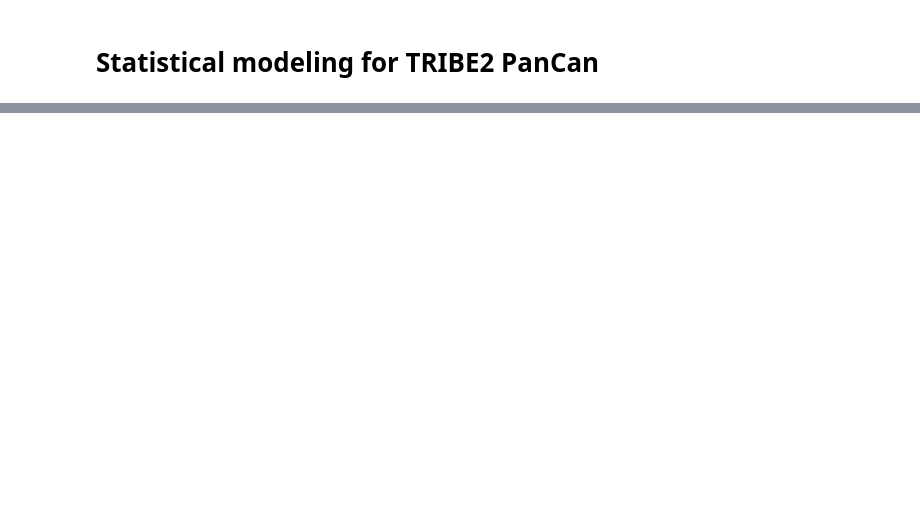
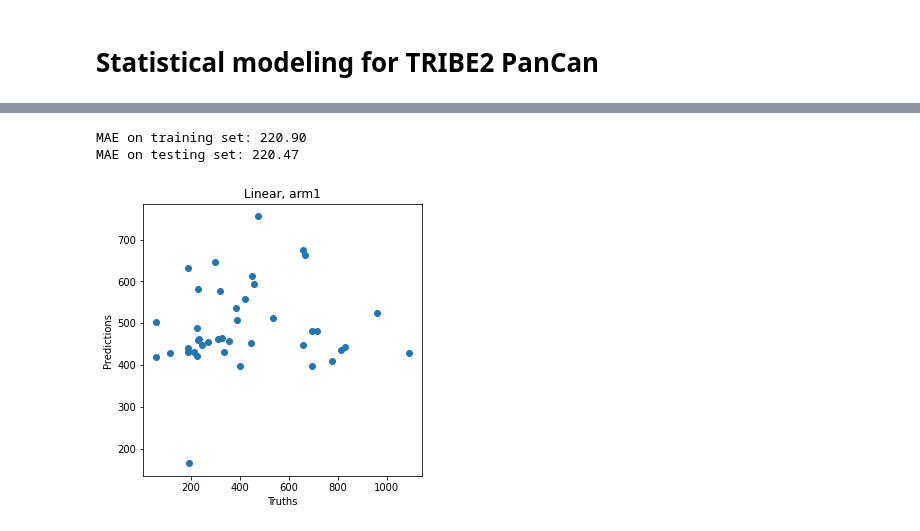
Before and after one commit to sykhro/cancol-analysis, a Jupyter notebook: pancan-modelling.ipynb, the cells around one changed output, grey strips where cells are left out. Saved outputs shown, nothing was run; the diff lists cells and outputs as text; code cells hidden in the pictures; blank space fills up the shorter version.

```diff
--- a/pancan-modelling.ipynb
+++ b/pancan-modelling.ipynb
@@ -93,0 +108,25 @@ ARM1:
+# %%
+_ = model.fit(arm1_x_train, arm1_y_train)
+# %%
+from sklearn.metrics import median_absolute_error
+
+arm1_y_pred = model.predict(arm1_x_train)
+mae = median_absolute_error(arm1_y_train, arm1_y_pred)
+score = f"MAE on training set: {mae:.2f}"
+
+arm1_y_pred = model.predict(arm1_x_test)
+mae = median_absolute_error(arm1_y_test, arm1_y_pred)
+score += f"\nMAE on testing set: {mae:.2f}"
+
+fig, ax = plt.subplots(figsize=(5, 5))
+plt.scatter(arm1_y_test, arm1_y_pred)
+plt.title("Linear, arm1")
+plt.ylabel("Predictions")
+plt.xlabel("Truths")
+
+print(score)
+plt.show()
+# %% [output]
+MAE on training set: 220.90
+MAE on testing set: 220.47
+[figure, added]
```
Also changed, not shown: parts of 31 cells of this notebook, 2 other files.
